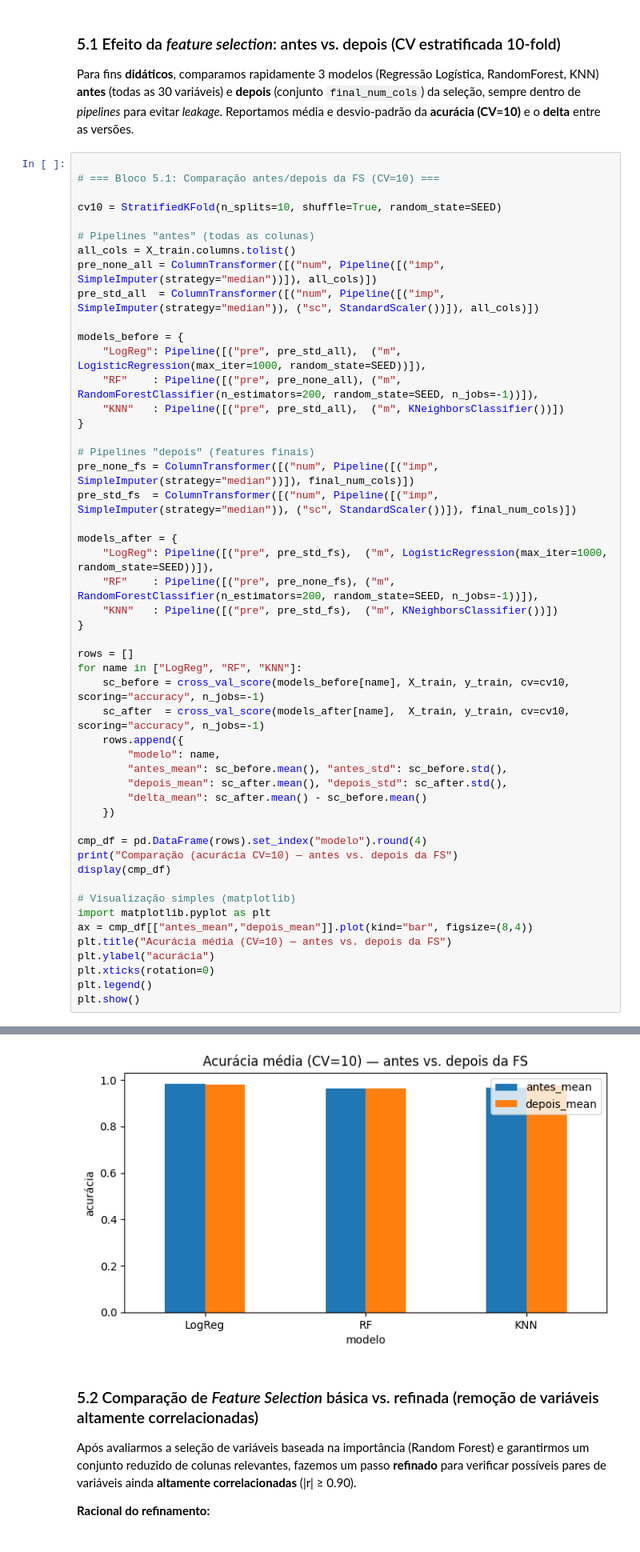
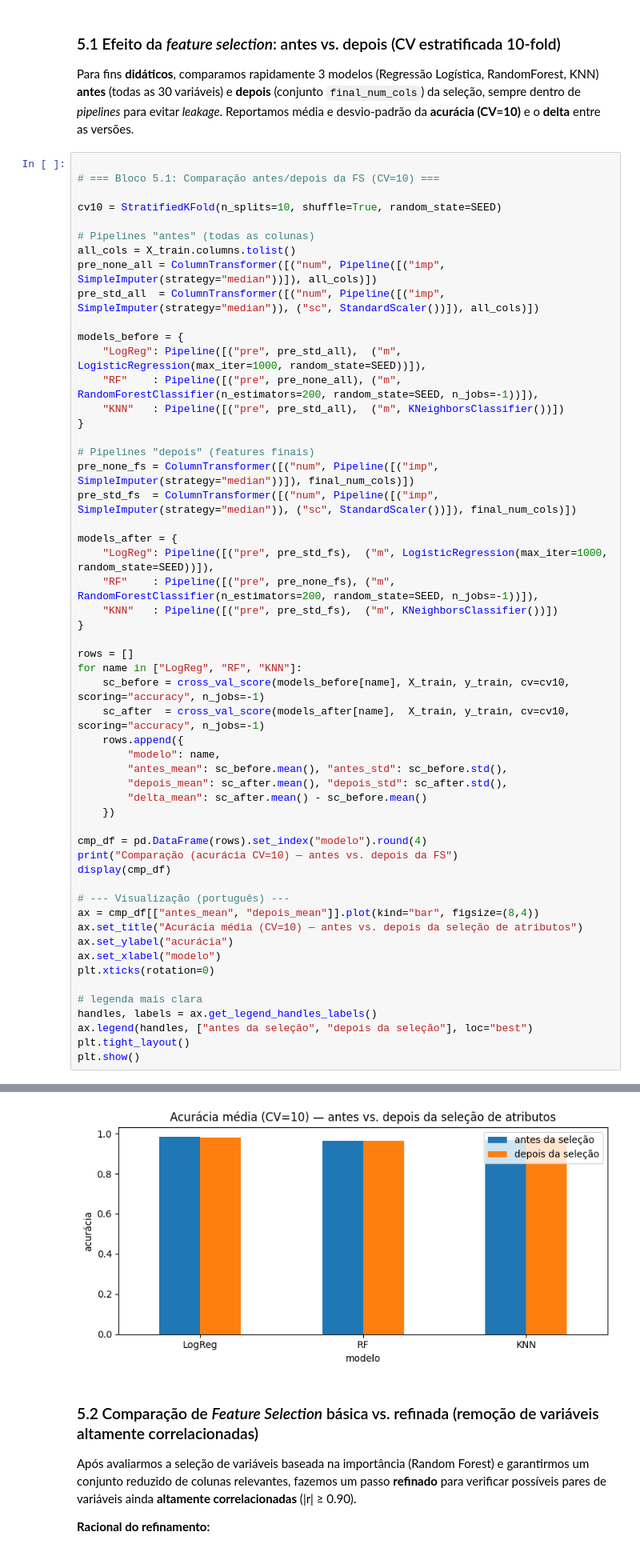
Before and after one commit to ccardoso32/MVP-Machine-Learning-Analytics, a Jupyter notebook: MVP_ML_&_Analytics.ipynb, the cells around one changed output, grey strips where cells are left out. Shown: that part at 80% size. Saved outputs shown, nothing was run; the diff lists cells and outputs as text.

```diff
--- a/MVP_ML_&_Analytics.ipynb
+++ b/MVP_ML_&_Analytics.ipynb
@@ -336,40 +338,44 @@ pre_std_fs  = ColumnTransformer([("num", Pipeline([("imp", SimpleImputer(strateg
 models_after = {
     "LogReg": Pipeline([("pre", pre_std_fs),  ("m", LogisticRegression(max_iter=1000, random_state=SEED))]),
     "RF"    : Pipeline([("pre", pre_none_fs), ("m", RandomForestClassifier(n_estimators=200, random_state=SEED, n_jobs=-1))]),
     "KNN"   : Pipeline([("pre", pre_std_fs),  ("m", KNeighborsClassifier())])
 }
 
 rows = []
 for name in ["LogReg", "RF", "KNN"]:
     sc_before = cross_val_score(models_before[name], X_train, y_train, cv=cv10, scoring="accuracy", n_jobs=-1)
     sc_after  = cross_val_score(models_after[name],  X_train, y_train, cv=cv10, scoring="accuracy", n_jobs=-1)
     rows.append({
         "modelo": name,
         "antes_mean": sc_before.mean(), "antes_std": sc_before.std(),
         "depois_mean": sc_after.mean(), "depois_std": sc_after.std(),
         "delta_mean": sc_after.mean() - sc_before.mean()
     })
 
 cmp_df = pd.DataFrame(rows).set_index("modelo").round(4)
 print("Comparação (acurácia CV=10) — antes vs. depois da FS")
 display(cmp_df)
 
-# Visualização simples (matplotlib)
-import matplotlib.pyplot as plt
-ax = cmp_df[["antes_mean","depois_mean"]].plot(kind="bar", figsize=(8,4))
-plt.title("Acurácia média (CV=10) — antes vs. depois da FS")
-plt.ylabel("acurácia")
+# --- Visualização (português) ---
+ax = cmp_df[["antes_mean", "depois_mean"]].plot(kind="bar", figsize=(8,4))
+ax.set_title("Acurácia média (CV=10) — antes vs. depois da seleção de atributos")
+ax.set_ylabel("acurácia")
+ax.set_xlabel("modelo")
 plt.xticks(rotation=0)
-plt.legend()
+
+# legenda mais clara
+handles, labels = ax.get_legend_handles_labels()
+ax.legend(handles, ["antes da seleção", "depois da seleção"], loc="best")
+plt.tight_layout()
 plt.show()
 # %% [output]
 Comparação (acurácia CV=10) — antes vs. depois da FS
 |  | antes_mean | antes_std | depois_mean | depois_std | delta_mean |
 | modelo |  |  |  |  |  |
 | LogReg | 0.9824 | 0.0133 | 0.9802 | 0.0182 | -0.0022 |
 | RF | 0.9628 | 0.0337 | 0.9627 | 0.0278 | -0.0001 |
 | KNN | 0.9671 | 0.0148 | 0.9758 | 0.0207 | 0.0087 |
-[figure, old version]
+[figure, new version]
 # %% [markdown]
 ### 5.2 Comparação de *Feature Selection* básica vs. refinada (remoção de variáveis altamente correlacionadas)
 
```
Also changed, not shown: parts of 19 cells of this notebook.
